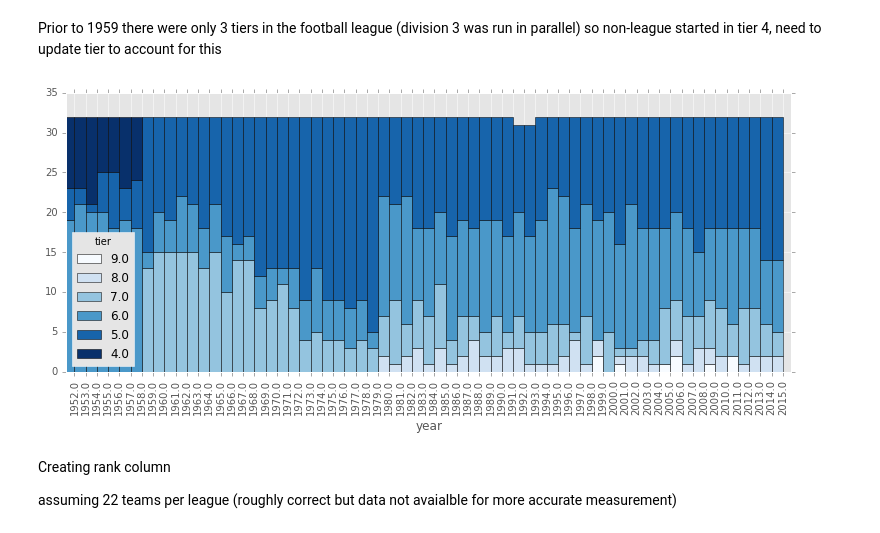
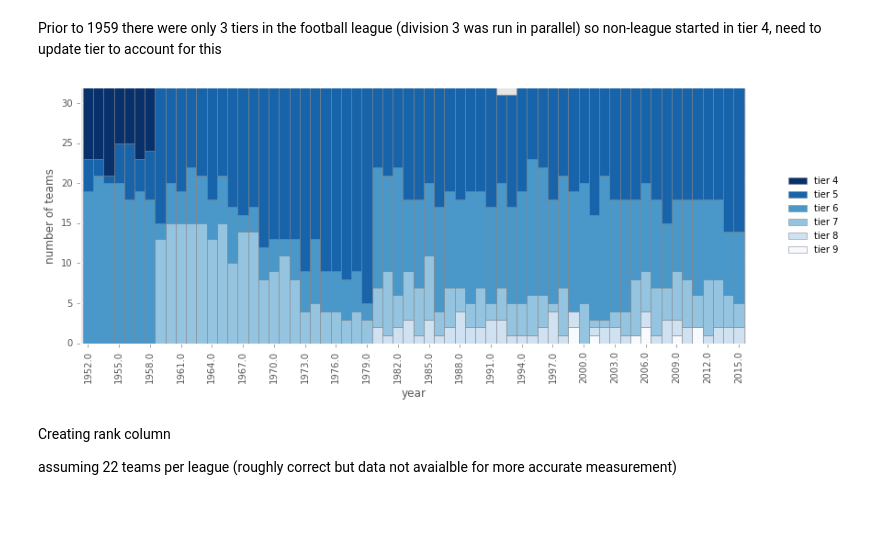
Before and after one commit to david-macleod/facup, a Jupyter notebook: 02_merge/04_facup_nl_merge_all_tier_update.ipynb, the cells around one changed output. Cells and saved outputs as stored; diff of their text form; code cells hidden in the pictures.

```diff
--- a/02_merge/04_facup_nl_merge_all_tier_update.ipynb
+++ b/02_merge/04_facup_nl_merge_all_tier_update.ipynb
@@ -403,22 +403,41 @@ plt.show()
 Prior to 1959 there were only 3 tiers in the football league (division 3 was run in parallel) so non-league started in tier 4, need to update tier to account for this
 # %%
 nl_all['tier'] = np.where(nl_all.year < 1959, nl_all.tier - 1, nl_all.tier)
-# %%
-group2 = nl_all.groupby(['year','tier']).size().unstack()
-#reversing columns order
-group2 = group2[group2.columns[::-1]]
-
-group2.plot(kind='bar',
-           figsize=(13,5),
-           width=1,
-           stacked=True,
-           colormap = 'Blues',
-           edgecolor='black',
-           legend=True)
-
-plt.show()
-# %% [output]
-[figure, removed]
+# %%
+nl_all = pd.read_csv(r'C:\Dropbox\Python\scrapy\facup\02_merge\fa_nl_merge_all.csv')
+
+group2 = nl_all.groupby(['year','tier']).size().unstack()
+#reversing columns order
+group2 = group2[group2.columns[::-1]]
+
+group2.plot(kind='bar',
+           figsize=(13,5),
+           width=1,
+           stacked=True,
+           colormap = 'Blues',
+           edgecolor='gray',
+           legend=True,
+           ylim=(0,32),)
+
+ax = plt.gca()
+
+ax.set_ylabel('number of teams')
+ax.yaxis.tick_left()
+
+ax.xaxis.tick_bottom()
+ticks = ax.xaxis.get_ticklocs()
+ticklabels = [l.get_text() for l in ax.xaxis.get_ticklabels()]
+ax.xaxis.set_ticks(ticks[::3])
+ax.xaxis.set_ticklabels(ticklabels[::3])
+
+handles, labels = ax.get_legend_handles_labels()
+
+ax.legend(handles[::-1],['tier 4','tier 5','tier 6','tier 7','tier 8','tier 9'], loc='center left', bbox_to_anchor=(1.05, 0.5),
+          fontsize=10, framealpha=0).set_visible(True)
+
+plt.show()
+# %% [output]
+[figure, added]
 # %% [markdown]
 Creating rank column
 
```
Also changed, not shown: parts of 15 cells of this notebook, 4 other files.
